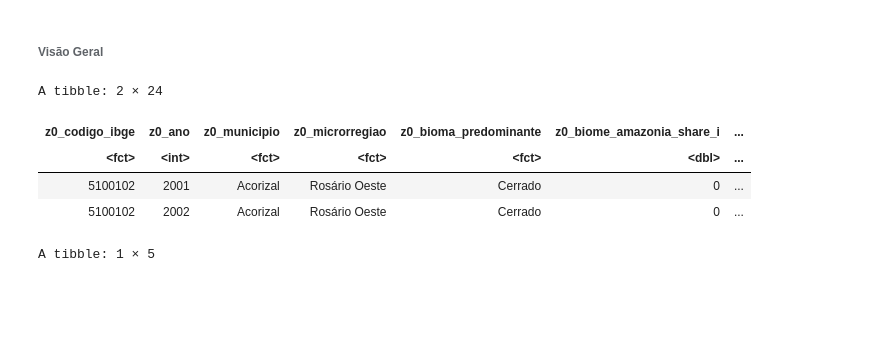
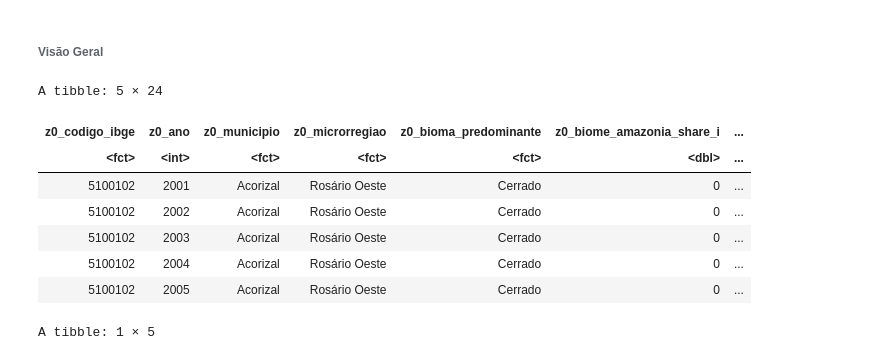
Before and after one commit to fernandovieira1/tese_eco_usp, a Jupyter notebook: 2_INTI/chapters/chap1/stats/2. MODELOS/grupos_h1/2_base_completa_h1_precaria/MODELOS_H1_PREC/modelos_fixos_h1_prec.ipynb, the cells around one changed output. Drawn from its saved outputs; the diff is of its cells as text; code cells hidden in the pictures; blank space fills up the shorter version.

```diff
--- a/2_INTI/chapters/chap1/stats/2. MODELOS/grupos_h1/2_base_completa_h1_precaria/MODELOS_H1_PREC/modelos_fixos_h1_prec.ipynb
+++ b/2_INTI/chapters/chap1/stats/2. MODELOS/grupos_h1/2_base_completa_h1_precaria/MODELOS_H1_PREC/modelos_fixos_h1_prec.ipynb
@@ -333,13 +319,16 @@ stopifnot(all(is.finite(as.matrix(
 # %% [markdown]
 ###### Visão Geral
 # %%
-head(df1, 2)
+head(df1, 5)
 # %% [output]
-A tibble: 2 × 24
+A tibble: 5 × 24
 | z0_codigo_ibge | z0_ano | z0_municipio | z0_microrregiao | z0_bioma_predominante | z0_biome_amazonia_share_i | ... |
 | <fct> | <int> | <fct> | <fct> | <fct> | <dbl> | ... |
 | 5100102 | 2001 | Acorizal | Rosário Oeste | Cerrado | 0 | ... |
 | 5100102 | 2002 | Acorizal | Rosário Oeste | Cerrado | 0 | ... |
+| 5100102 | 2003 | Acorizal | Rosário Oeste | Cerrado | 0 | ... |
+| 5100102 | 2004 | Acorizal | Rosário Oeste | Cerrado | 0 | ... |
+| 5100102 | 2005 | Acorizal | Rosário Oeste | Cerrado | 0 | ... |
 # %%
 # 4. Conferir a amostra e as variáveis que usaremos no primeiro modelo.
 df1 %>%
```
Also changed, not shown: parts of 3 cells of this notebook.
